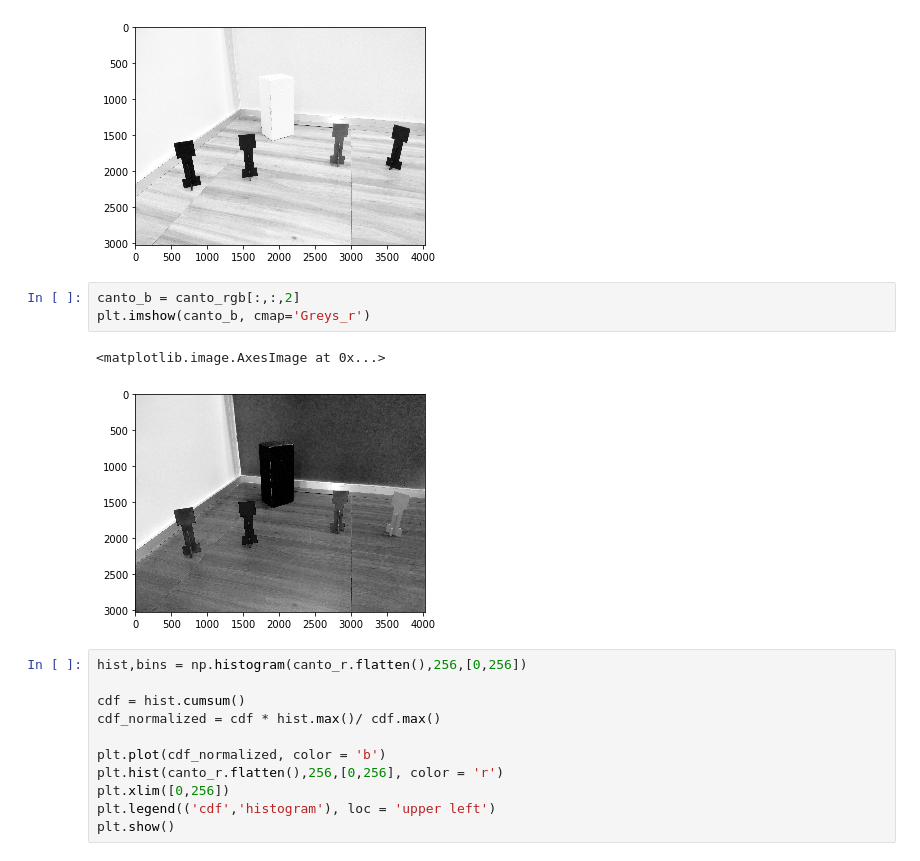
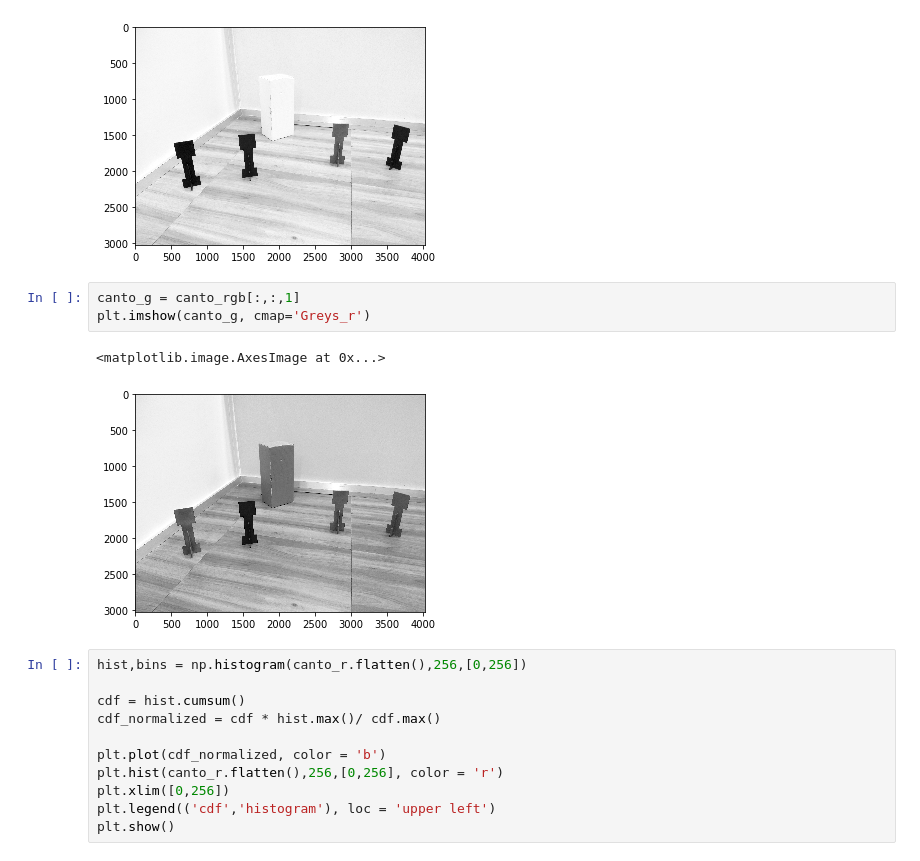
Before and after one commit to lucaskf1996/robotica2020, a Jupyter notebook: aula01/Atividade1_Visao.ipynb, the cells around one changed output. Drawn from its saved outputs; the diff is of its cells as text.

```diff
--- a/aula01/Atividade1_Visao.ipynb
+++ b/aula01/Atividade1_Visao.ipynb
@@ -111,11 +117,11 @@ plt.imshow(canto_r, cmap='Greys_r')
 <matplotlib.image.AxesImage at 0x...>
 [figure]
 # %%
-canto_b = canto_rgb[:,:,2]
-plt.imshow(canto_b, cmap='Greys_r')
+canto_g = canto_rgb[:,:,1]
+plt.imshow(canto_g, cmap='Greys_r')
 # %% [output]
 <matplotlib.image.AxesImage at 0x...>
-[figure, old version]
+[figure, new version]
 # %%
 hist,bins = np.histogram(canto_r.flatten(),256,[0,256])
 
```
Also changed, not shown: parts of 4 cells of this notebook.
